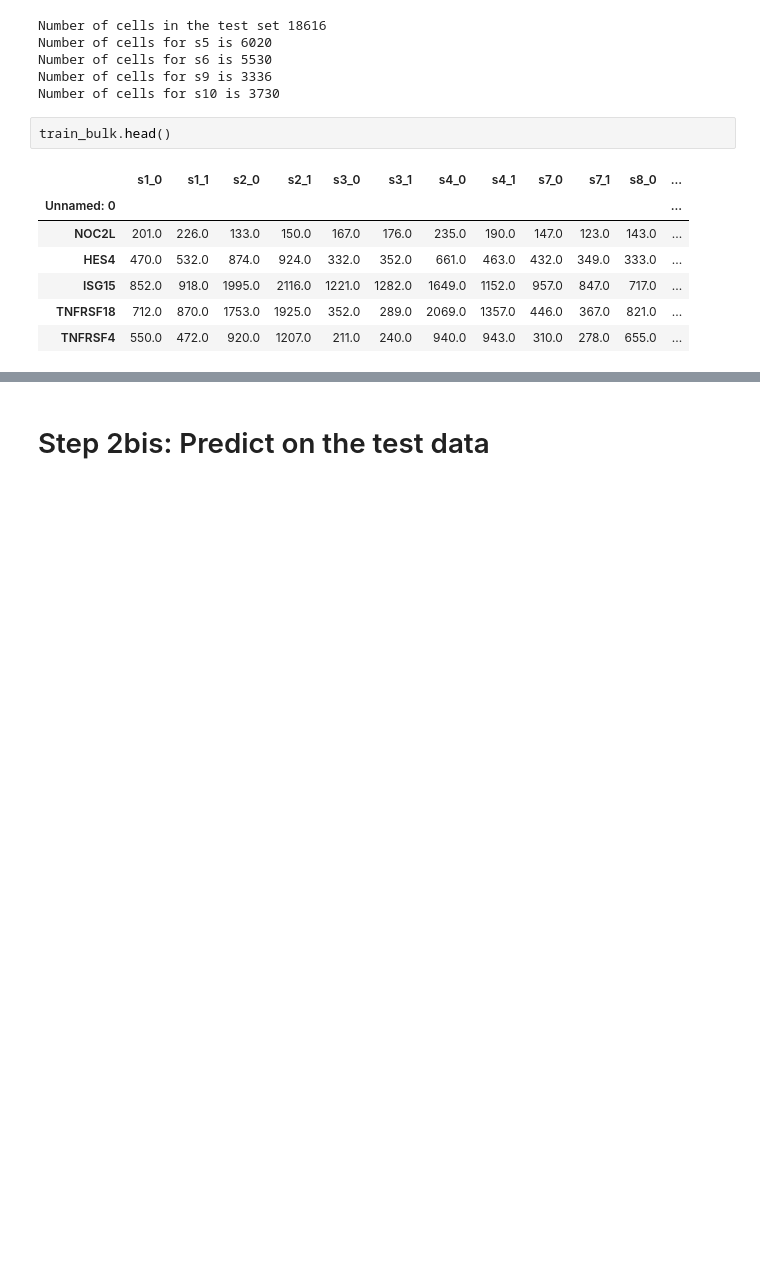
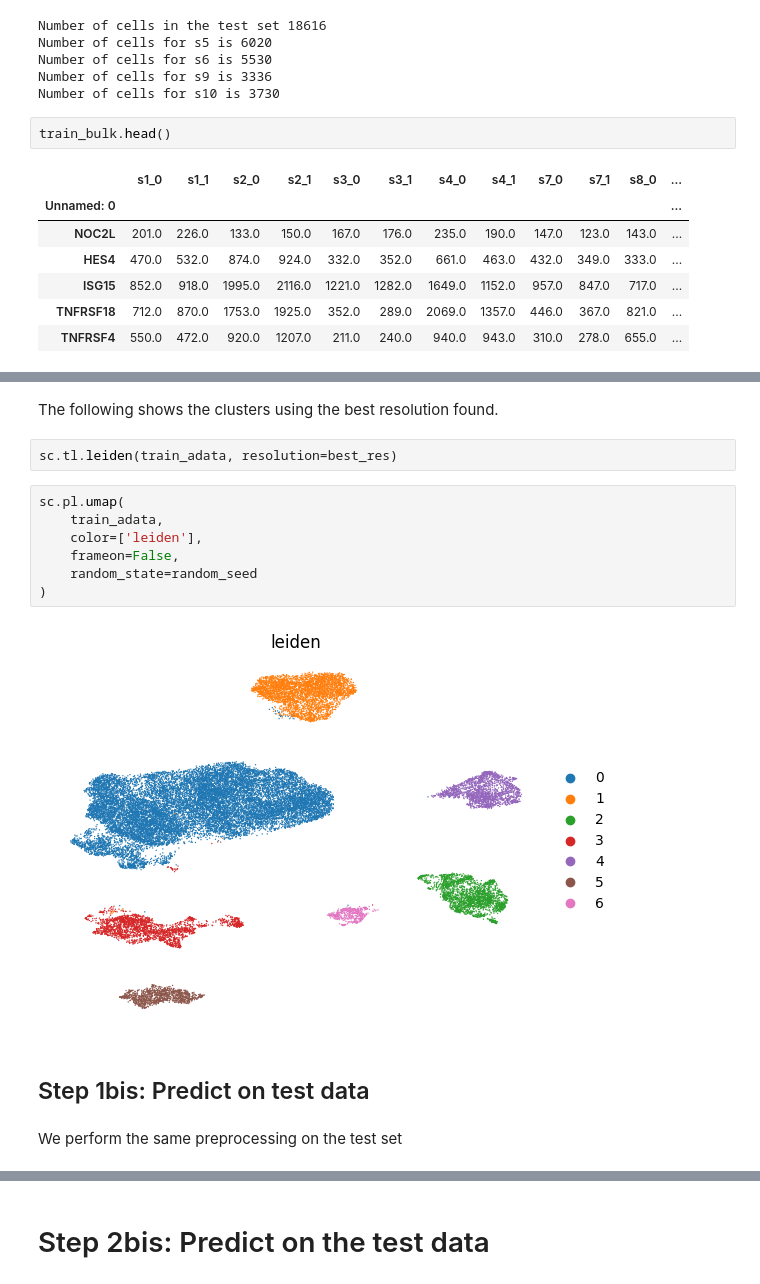
Before and after one commit to EdoardoNegri/Genomics_2, a Jupyter notebook: main.ipynb, the cells around one changed output, grey strips where cells are left out. Cells and saved outputs as stored; diff of their text form; blank space fills up the shorter version.

Commit message:
Commented step 1.

```diff
--- a/main.ipynb
+++ b/main.ipynb
@@ -113,0 +266,17 @@ train_bulk.head()
+# %% [markdown]
+The following shows the clusters using the best resolution found.
+# %%
+sc.tl.leiden(train_adata, resolution=best_res)
+# %%
+sc.pl.umap(
+    train_adata,
+    color=['leiden'],
+    frameon=False,
+    random_state=random_seed
+)
+# %% [output]
+[figure, added]
+# %% [markdown]
+## Step 1bis: Predict on test data
+# %% [markdown]
+We perform the same preprocessing on the test set
```
Also changed, not shown: parts of 60 cells of this notebook, 2 other files.
